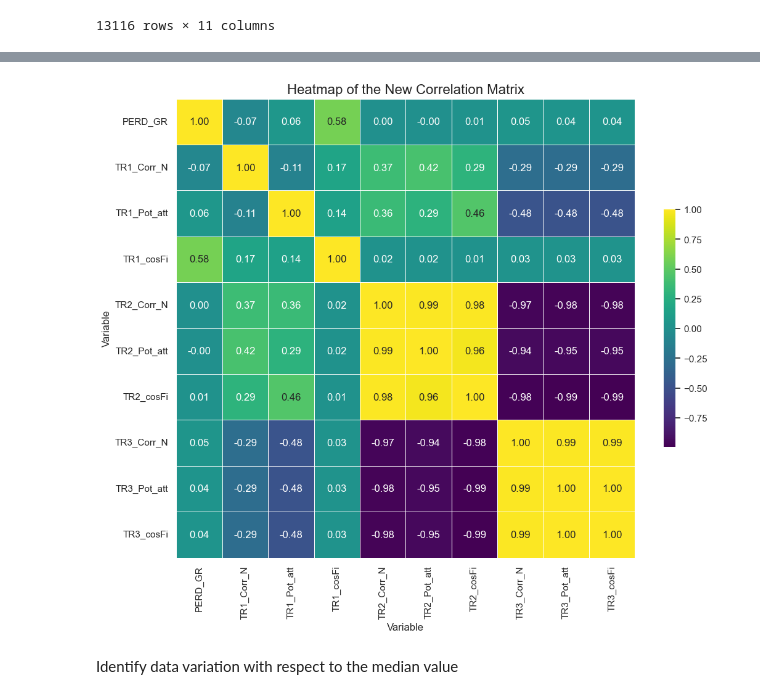
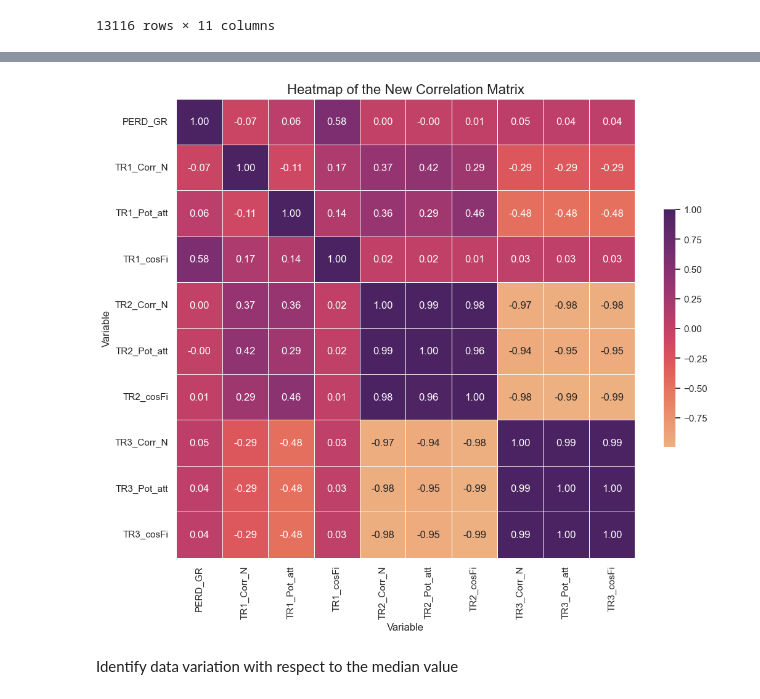
Before and after one commit to Matt17BR/ml4ds2324_cluster_analysis, a Jupyter notebook: scripts/exploratory_data_analysis.ipynb, the cells around one changed output, grey strips where cells are left out. Cells and saved outputs as stored; diff of their text form; code cells hidden in the pictures.

Commit message:
heatmaps but pink

```diff
--- a/scripts/exploratory_data_analysis.ipynb
+++ b/scripts/exploratory_data_analysis.ipynb
@@ -349,11 +349,11 @@ corr_mat
 # %%
 # Create a heatmap with blue tones for the loaded correlation matrix
 plt.figure(figsize=(12, 10))
-sns.heatmap(corr_mat, annot=True, fmt='.2f', cmap='viridis', square=True, linewidths=.5, cbar_kws={"shrink": .5})
+sns.heatmap(corr_mat, annot=True, fmt='.2f', cmap='flare', square=True, linewidths=.5, cbar_kws={"shrink": .5})
 plt.title("Heatmap of the New Correlation Matrix", fontsize=16)
 plt.show()
 # %% [output]
-[figure, old version]
+[figure, new version]
 # %% [markdown]
 Identify data variation with respect to the median value
 # %%
```
Also changed, not shown: parts of 1 cell of this notebook.
